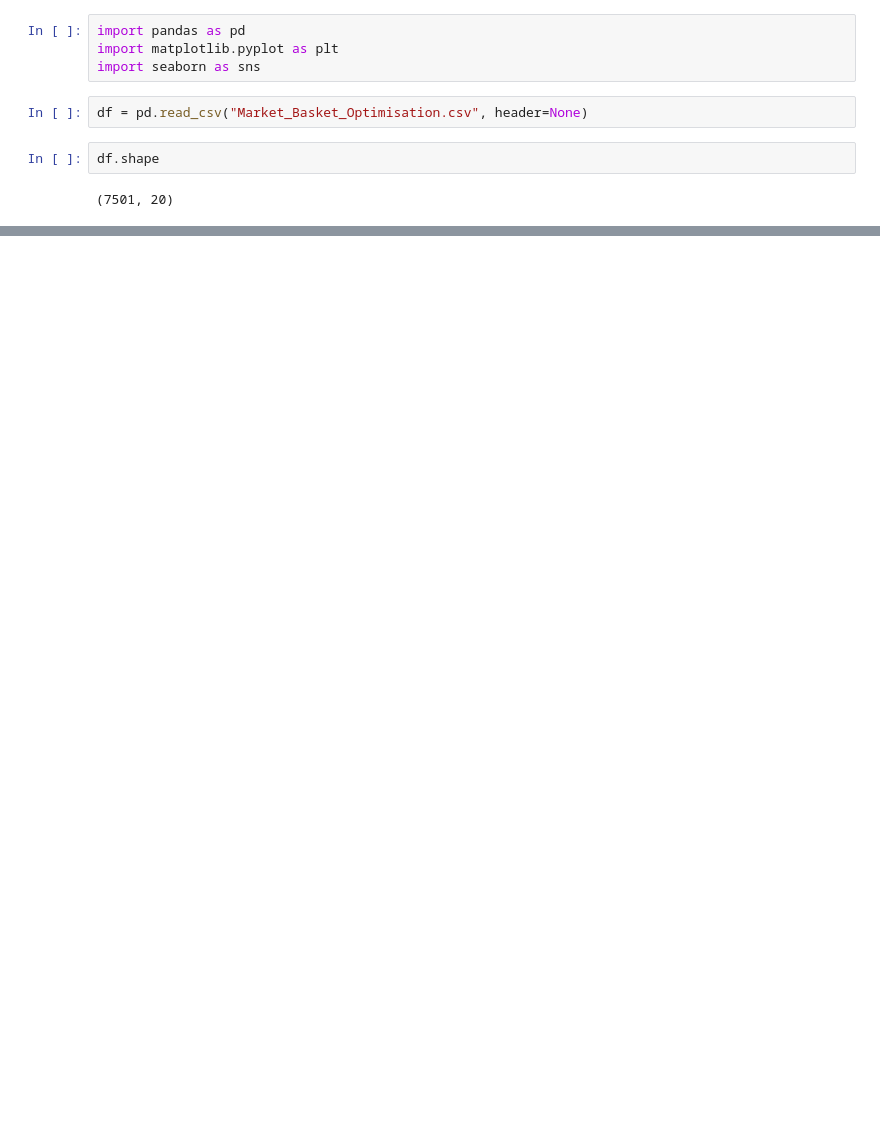
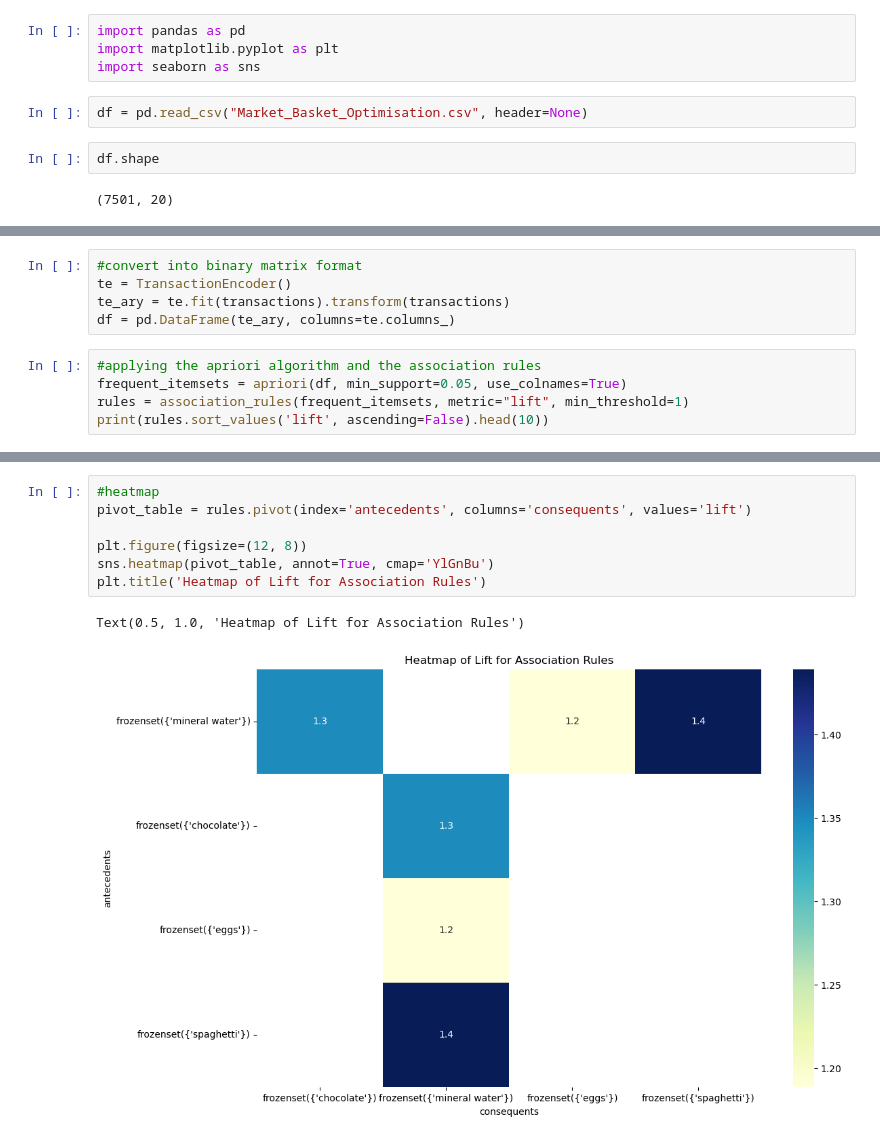
Before and after one commit to alex-kh465/ML_labs, a Jupyter notebook: Lab3/2448507_Lab_3.ipynb, the cells around one changed output, grey strips where cells are left out. Saved outputs shown, nothing was run; the diff lists cells and outputs as text; blank space fills up the shorter version.

```diff
--- a/Lab3/2448507_Lab_3.ipynb
+++ b/Lab3/2448507_Lab_3.ipynb
@@ -42,0 +68,10 @@ basket = transactions.applymap(encode)
+# %%
+#convert into binary matrix format
+te = TransactionEncoder()
+te_ary = te.fit(transactions).transform(transactions)
+df = pd.DataFrame(te_ary, columns=te.columns_)
+# %%
+#applying the apriori algorithm and the association rules
+frequent_itemsets = apriori(df, min_support=0.05, use_colnames=True)
+rules = association_rules(frequent_itemsets, metric="lift", min_threshold=1)
+print(rules.sort_values('lift', ascending=False).head(10))
@@ -42,0 +124,10 @@ basket = transactions.applymap(encode)
+# %%
+#heatmap
+pivot_table = rules.pivot(index='antecedents', columns='consequents', values='lift')
+
+plt.figure(figsize=(12, 8))
+sns.heatmap(pivot_table, annot=True, cmap='YlGnBu')
+plt.title('Heatmap of Lift for Association Rules')
+# %% [output]
+Text(0.5, 1.0, 'Heatmap of Lift for Association Rules')
+[figure, added]
```
Also changed, not shown: parts of 10 cells of this notebook, 1 other file.
